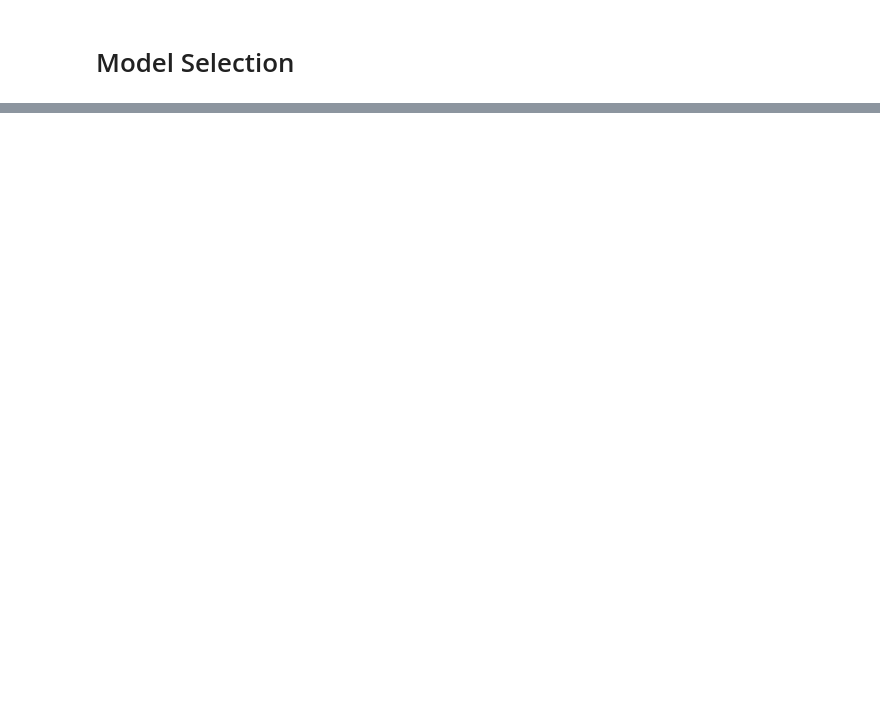
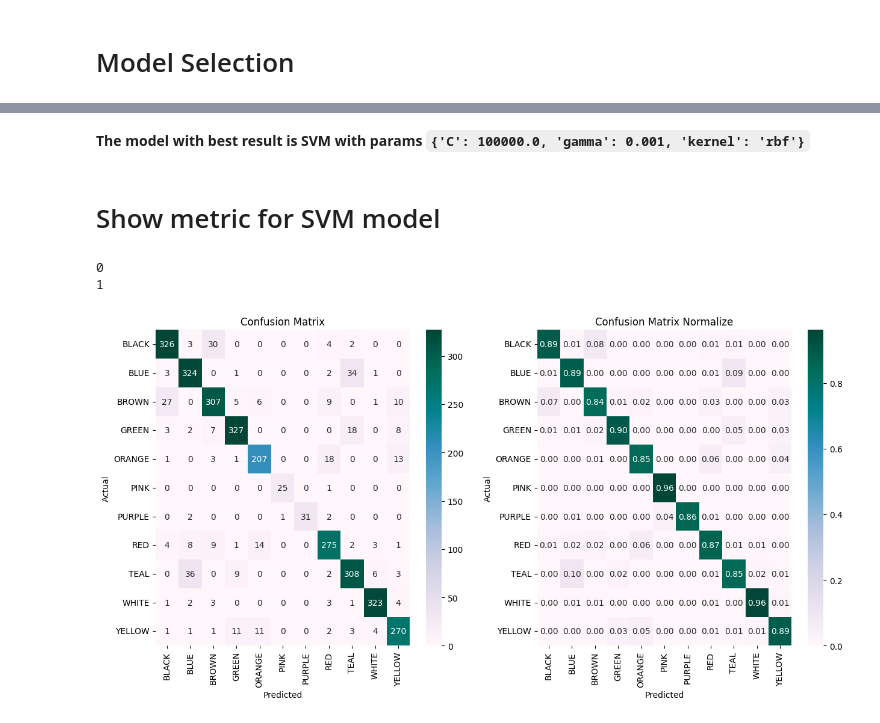
Before and after one commit to alejomaar/machine-learning, a Jupyter notebook: clasification/Google Art and Culture/notebooks/classification.ipynb, the cells around one changed output, grey strips where cells are left out. Saved outputs shown, nothing was run; the diff lists cells and outputs as text; code cells hidden in the pictures; blank space fills up the shorter version.

```diff
--- a/clasification/Google Art and Culture/notebooks/classification.ipynb
+++ b/clasification/Google Art and Culture/notebooks/classification.ipynb
@@ -365,0 +248,31 @@ Accuracy: 0.82
+# %% [markdown]
+**The model with best result is SVM with params `{'C': 100000.0, 'gamma': 0.001, 'kernel': 'rbf'}`**
+# %% [markdown]
+# Show metric for SVM model
+# %%
+svm_model = load(PATHS['models']/'svm.joblib').best_estimator_
+# %%
+X_train,X_test, y_train, y_test = train_test_split(X, y,test_size=0.3, stratify=y,random_state=32)
+# %%
+from sklearn.metrics import confusion_matrix, classification_report
+
+y_pred = svm_model.predict(X_test)
+cm = confusion_matrix(le.inverse_transform(y_test), le.inverse_transform(y_pred),labels=categories)
+cm_normalize = cm / cm.astype(np.float).sum(axis=1)
+cm_options= [{'data':cm,'title':'Confusion Matrix','format':'g'},{'data':cm_normalize,'title':'Confusion Matrix Normalize','format':'.2f'}]
+
+
+plt.figure(figsize=(15, 15))
+plt.rc('font', size=10)
+for i,opt in enumerate(cm_options):
+    cm_df = pd.DataFrame(opt['data'],columns=categories,index=categories)
+    print(i)
+    plt.subplot(2, 2, i+1)
+
+    plot =sns.heatmap(cm_df,cmap="PuBuGn",annot=True,fmt=opt['format'])
+    plot.set(title=opt['title'])
+    plot.set(xlabel='Predicted', ylabel='Actual')
+# %% [output]
+0
+1
+[figure, added]
```
Also changed, not shown: parts of 33 cells of this notebook, 7 other files.
